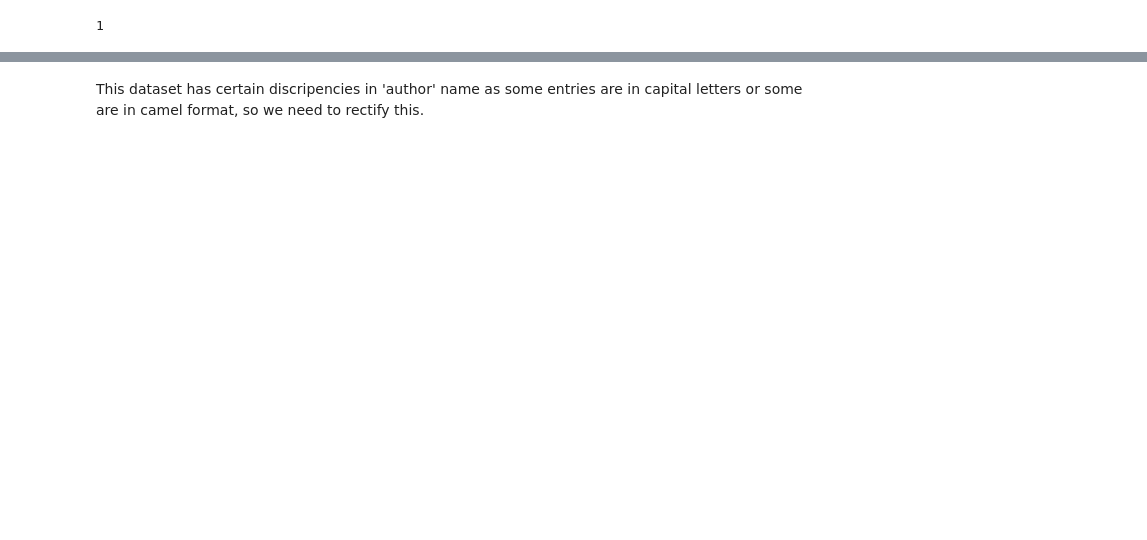
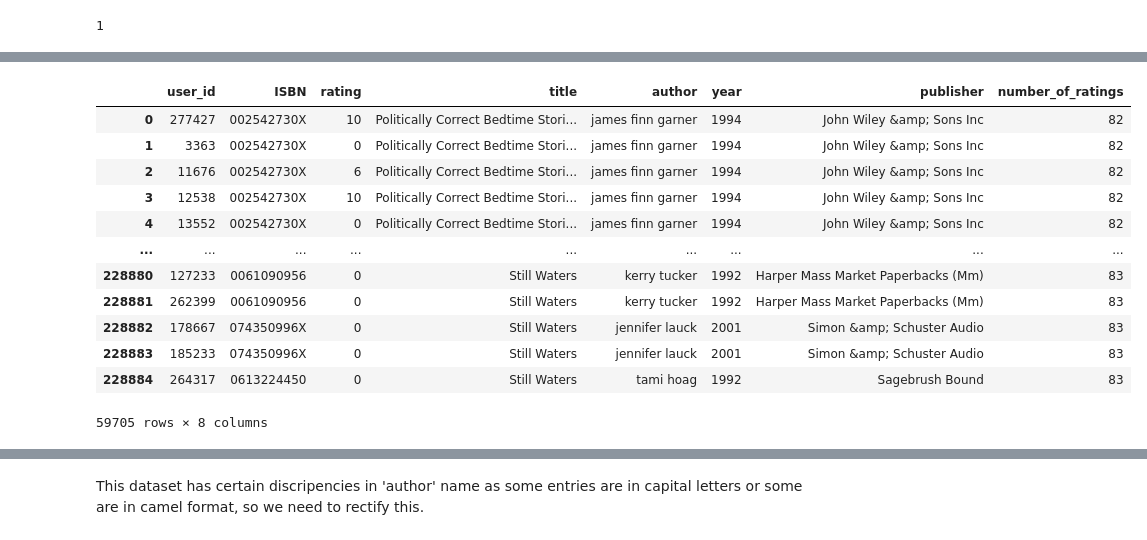
Before and after one commit to chvikas/Book-Recommendation-System, a Jupyter notebook: Book_Recommendation_System_Unsupervised_ML.ipynb, the cells around one changed output, grey strips where cells are left out. Saved outputs shown, nothing was run; the diff lists cells and outputs as text; code cells hidden in the pictures; blank space fills up the shorter version.

```diff
--- a/Book_Recommendation_System_Unsupervised_ML.ipynb
+++ b/Book_Recommendation_System_Unsupervised_ML.ipynb
@@ -630,0 +701,23 @@ Name: author, Length: 546, dtype: int64
+# %%
+#function to remove multiple form of the name of a single author for same book
+def author_col(val):
+  if val in author_book_dict.keys():
+    return author_book_dict.get(val)
+# %%
+final_rating['author'] = final_rating['ISBN'].apply(author_col)
+# %%
+final_rating
+# %% [output]
+|  | user_id | ISBN | rating | title | author | year | publisher | number_of_ratings |
+| 0 | 277427 | 002542730X | 10 | Politically Correct Bedtime Stori... | james finn garner | 1994 | John Wiley &amp; Sons Inc | 82 |
+| 1 | 3363 | 002542730X | 0 | Politically Correct Bedtime Stori... | james finn garner | 1994 | John Wiley &amp; Sons Inc | 82 |
+| 2 | 11676 | 002542730X | 6 | Politically Correct Bedtime Stori... | james finn garner | 1994 | John Wiley &amp; Sons Inc | 82 |
+| 3 | 12538 | 002542730X | 10 | Politically Correct Bedtime Stori... | james finn garner | 1994 | John Wiley &amp; Sons Inc | 82 |
+| 4 | 13552 | 002542730X | 0 | Politically Correct Bedtime Stori... | james finn garner | 1994 | John Wiley &amp; Sons Inc | 82 |
+| ... | ... | ... | ... | ... | ... | ... | ... | ... |
+| 228880 | 127233 | 0061090956 | 0 | Still Waters | kerry tucker | 1992 | Harper Mass Market Paperbacks (Mm) | 83 |
+| 228881 | 262399 | 0061090956 | 0 | Still Waters | kerry tucker | 1992 | Harper Mass Market Paperbacks (Mm) | 83 |
+| 228882 | 178667 | 074350996X | 0 | Still Waters | jennifer lauck | 2001 | Simon &amp; Schuster Audio | 83 |
+| 228883 | 185233 | 074350996X | 0 | Still Waters | jennifer lauck | 2001 | Simon &amp; Schuster Audio | 83 |
+| 228884 | 264317 | 0613224450 | 0 | Still Waters | tami hoag | 1992 | Sagebrush Bound | 83 |
+59705 rows × 8 columns
```
Also changed, not shown: parts of 38 cells of this notebook.
